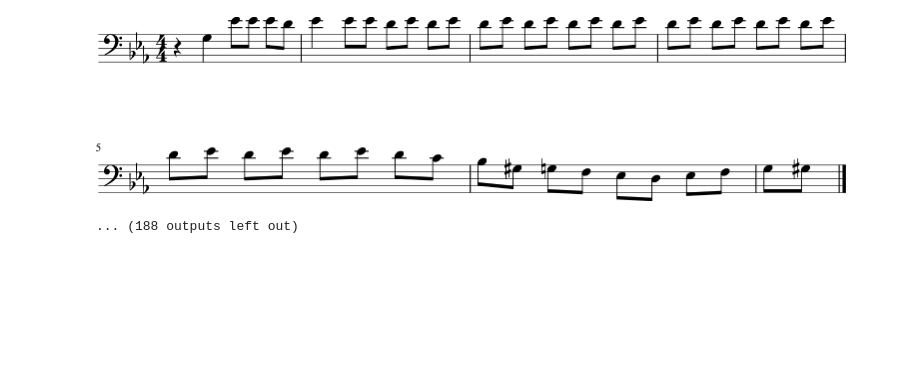
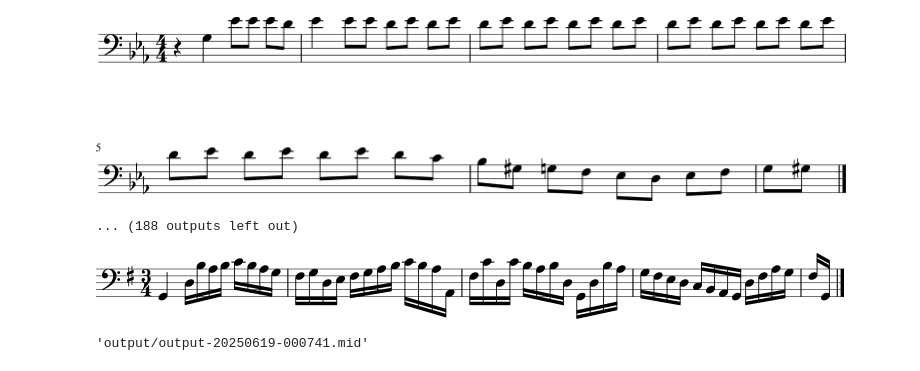
Before and after one commit to OsawaKousei/music, a Jupyter notebook: transformer.ipynb, the cells around one changed output. Cells and saved outputs as stored; diff of their text form; code cells hidden in the pictures; blank space fills up the shorter version.

```diff
--- a/transformer.ipynb
+++ b/transformer.ipynb
@@ -619,3 +619,22 @@ Epoch 6/100
 # %%
 # Save the final model
 model.save("models/model.keras")
+# %%
+info = music_generator.generate(
+    ["START"], ["0.0"], max_tokens=50, temperature=0.5
+)
+midi_stream = info[-1]["midi"].chordify()
+midi_stream.show()
+# %% [output]
+[figure, added]
+# %%
+timestr = time.strftime("%Y%m%d-%H%M%S")
+midi_stream.write(
+    "midi",
+    fp=os.path.join(
+        "output",
+        "output-" + timestr + ".mid",
+    ),
+)
+# %% [output]
+'output/output-20250619-000741.mid'
```
Also changed, not shown: parts of 5 cells of this notebook.
